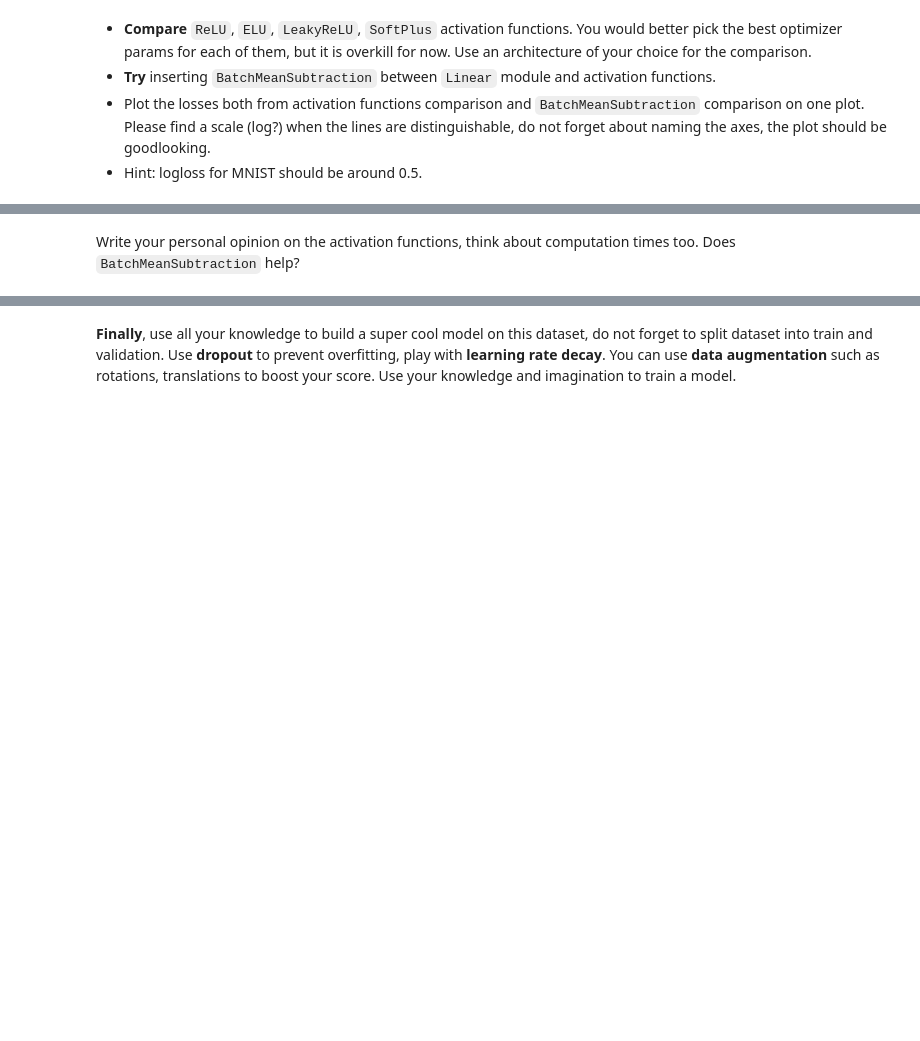
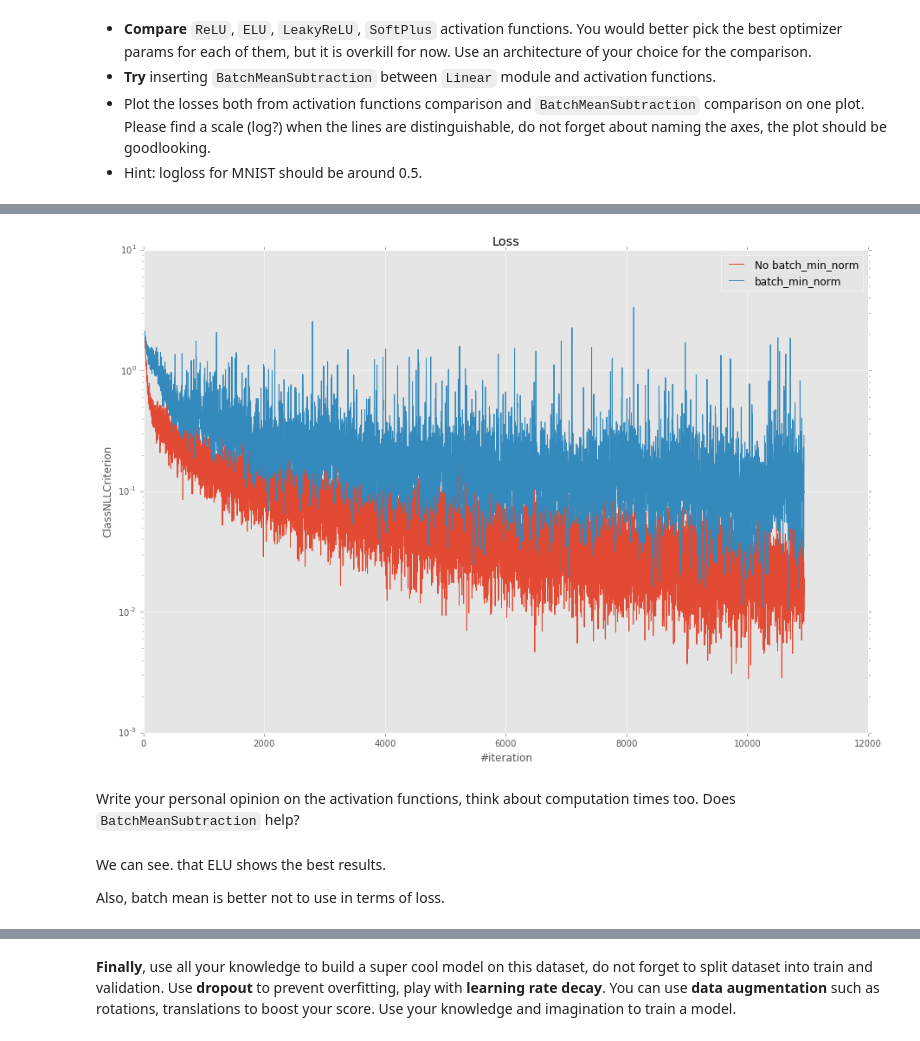
Before and after one commit to Aelphy/skoltech, a Jupyter notebook: term4/nn/ass3/HW3_main.ipynb, the cells around one changed output, grey strips where cells are left out. Cells and saved outputs as stored; diff of their text form; code cells hidden in the pictures; blank space fills up the shorter version.

```diff
--- a/term4/nn/ass3/HW3_main.ipynb
+++ b/term4/nn/ass3/HW3_main.ipynb
@@ -205,2 +287,36 @@ You would better pick the best optimizer params for each of them, but it is over
+# %%
+plt.figure(figsize=(15, 10))
+plt.title("Loss")
+plt.xlabel("#iteration")
+plt.ylabel(str(criterion))
+
+nets = []
+labels = ['No batch_min_norm', 'batch_min_norm']
+
+net1 = Sequential()
+net1.add(Linear(X.shape[1], int((X.shape[1] - 10) / 2)))
+net1.add(ELU())
+net1.add(Linear(int((X.shape[1] - 10) / 2), 10))
+net1.add(SoftMax())
+
+nets.append(net1)
+
+net2 = Sequential()
+net2.add(Linear(X.shape[1], int((X.shape[1] - 10) / 2)))
+net2.add(BatchMeanSubtraction(alpha=0.95))
+net2.add(ELU())
+net2.add(Linear(int((X.shape[1] - 10) / 2), 10))
+net2.add(SoftMax())
+
+nets.append(net2)
+
+for i, loss in enumerate(test_nets(X, one_hot_y, nets)):
+    plt.plot(np.arange(loss.size), loss, label = str(labels[i]))
+
+plt.yscale('log')
+plt.legend(loc='best')
+plt.show()
+# %% [output]
+[figure, added]
 # %% [markdown]
 Write your personal opinion on the activation functions, think about computation times too. Does `BatchMeanSubtraction` help?
@@ -208,0 +323,4 @@ Write your personal opinion on the activation functions, think about computation
+# %% [markdown]
+We can see. that ELU shows the best results.
+
+Also, batch mean is better not to use in terms of loss.
```
Also changed, not shown: parts of 20 cells of this notebook, 4 other files.
